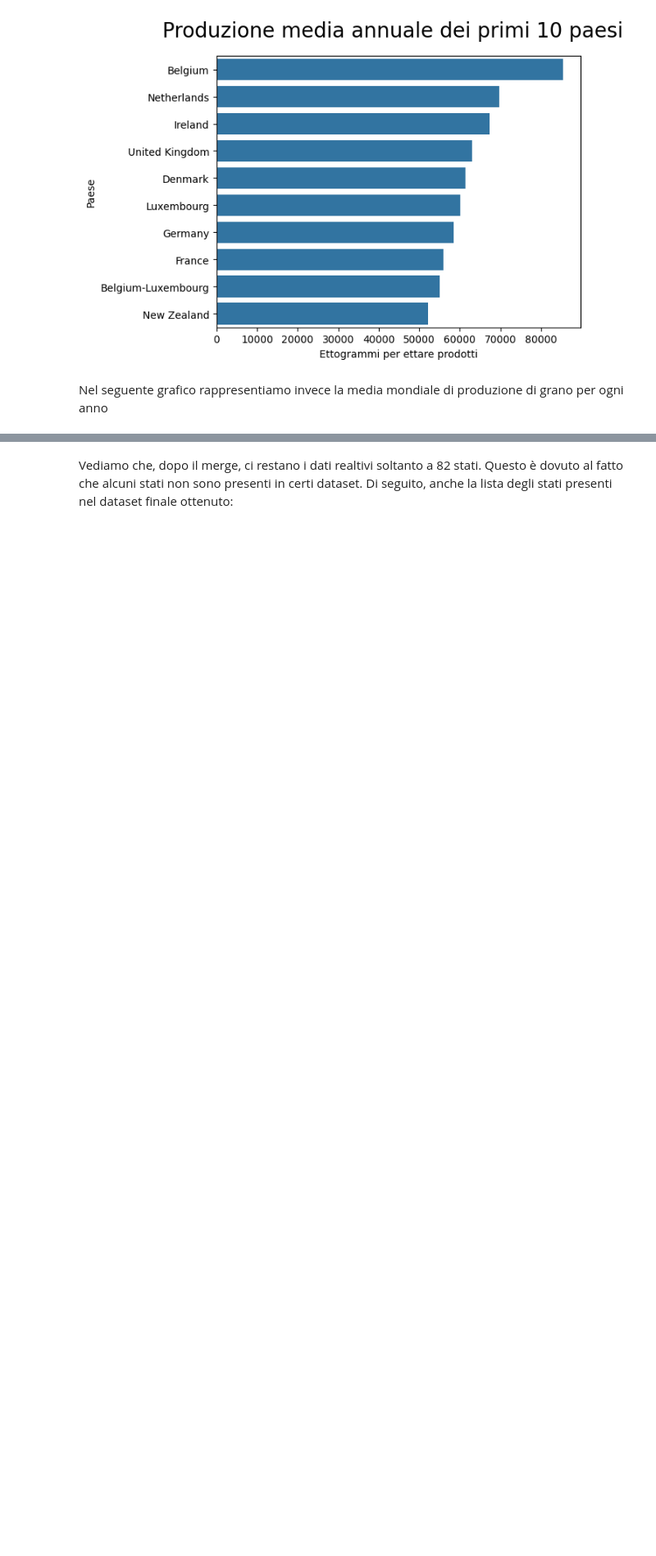
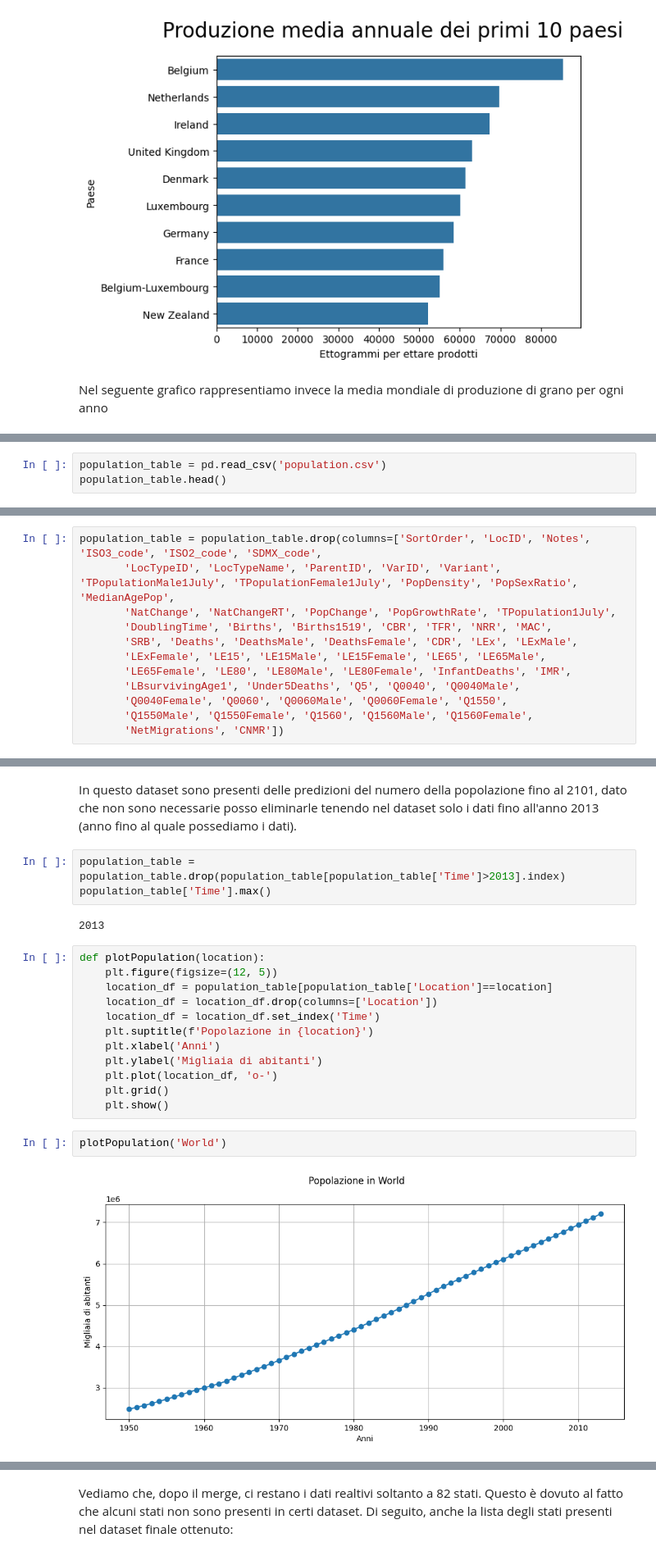
Before and after one commit to eduardalexandrut/WheatYieldPredictor, a Jupyter notebook: WheatPricePredictor.ipynb, the cells around one changed output, grey strips where cells are left out. Shown at 82% size. Saved outputs shown, nothing was run; the diff lists cells and outputs as text; blank space fills up the shorter version.

Commit message:
Added population dataset

```diff
--- a/WheatPricePredictor.ipynb
+++ b/WheatPricePredictor.ipynb
@@ -466,0 +469,3 @@ ValueError: not enough values to unpack (expected 2, got 0)
+# %%
+population_table = pd.read_csv('population.csv')
+population_table.head()
@@ -466,0 +482,12 @@ ValueError: not enough values to unpack (expected 2, got 0)
+# %%
+population_table = population_table.drop(columns=['SortOrder', 'LocID', 'Notes', 'ISO3_code', 'ISO2_code', 'SDMX_code',
+       'LocTypeID', 'LocTypeName', 'ParentID', 'VarID', 'Variant', 'TPopulationMale1July', 'TPopulationFemale1July', 'PopDensity', 'PopSexRatio', 'MedianAgePop',
+       'NatChange', 'NatChangeRT', 'PopChange', 'PopGrowthRate', 'TPopulation1July',
+       'DoublingTime', 'Births', 'Births1519', 'CBR', 'TFR', 'NRR', 'MAC',
+       'SRB', 'Deaths', 'DeathsMale', 'DeathsFemale', 'CDR', 'LEx', 'LExMale',
+       'LExFemale', 'LE15', 'LE15Male', 'LE15Female', 'LE65', 'LE65Male',
+       'LE65Female', 'LE80', 'LE80Male', 'LE80Female', 'InfantDeaths', 'IMR',
+       'LBsurvivingAge1', 'Under5Deaths', 'Q5', 'Q0040', 'Q0040Male',
+       'Q0040Female', 'Q0060', 'Q0060Male', 'Q0060Female', 'Q1550',
+       'Q1550Male', 'Q1550Female', 'Q1560', 'Q1560Male', 'Q1560Female',
+       'NetMigrations', 'CNMR'])
@@ -466,0 +537,23 @@ ValueError: not enough values to unpack (expected 2, got 0)
+# %% [markdown]
+In questo dataset sono presenti delle predizioni del numero della popolazione fino al 2101, dato che non sono necessarie posso eliminarle tenendo nel dataset solo i dati fino all'anno 2013 (anno fino al quale possediamo i dati).
+# %%
+population_table = population_table.drop(population_table[population_table['Time']>2013].index)
+population_table['Time'].max()
+# %% [output]
+2013
+# %%
+def plotPopulation(location):
+    plt.figure(figsize=(12, 5))
+    location_df = population_table[population_table['Location']==location]
+    location_df = location_df.drop(columns=['Location'])
+    location_df = location_df.set_index('Time')
+    plt.suptitle(f'Popolazione in {location}')
+    plt.xlabel('Anni')
+    plt.ylabel('Migliaia di abitanti')
+    plt.plot(location_df, 'o-')
+    plt.grid()
+    plt.show()
+# %%
+plotPopulation('World')
+# %% [output]
+[figure, added]
```
Also changed, not shown: parts of 23 cells of this notebook, 1 other file.
